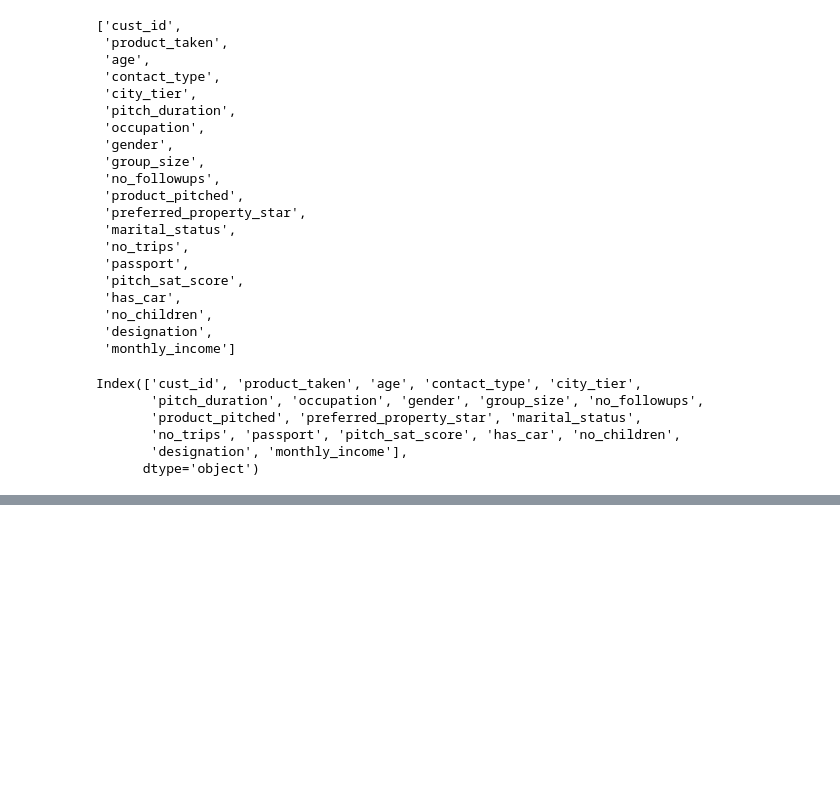
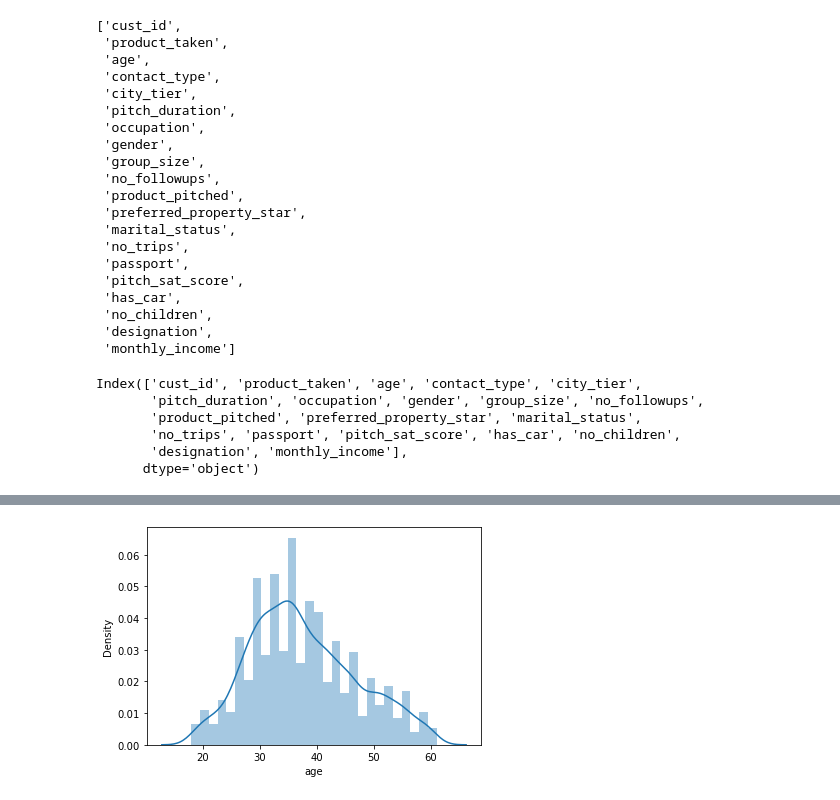
Before and after one commit to DesireeMcElroy/holiday-package-prediction, a Jupyter notebook: initial_draft.ipynb, the cells around one changed output, grey strips where cells are left out. Drawn from its saved outputs; the diff is of its cells as text; code cells hidden in the pictures; blank space fills up the shorter version.

```diff
--- a/initial_draft.ipynb
+++ b/initial_draft.ipynb
@@ -95,2 +94,2 @@ df[df.contact_type=='Self Enquiry']
 # %%
-np.where(df.contact_type=='Self Enquiry')
+df.contact_type = np.where(df.contact_type=='Self Enquiry', 'Self Inquiry', 'Self Inquiry')
@@ -384,0 +413,4 @@ Index(['cust_id', 'product_taken', 'age', 'contact_type', 'city_tier',
+# %%
+sns.distplot(df.age);
+# %% [output]
+[figure, added]
```
Also changed, not shown: parts of 7 cells of this notebook.
